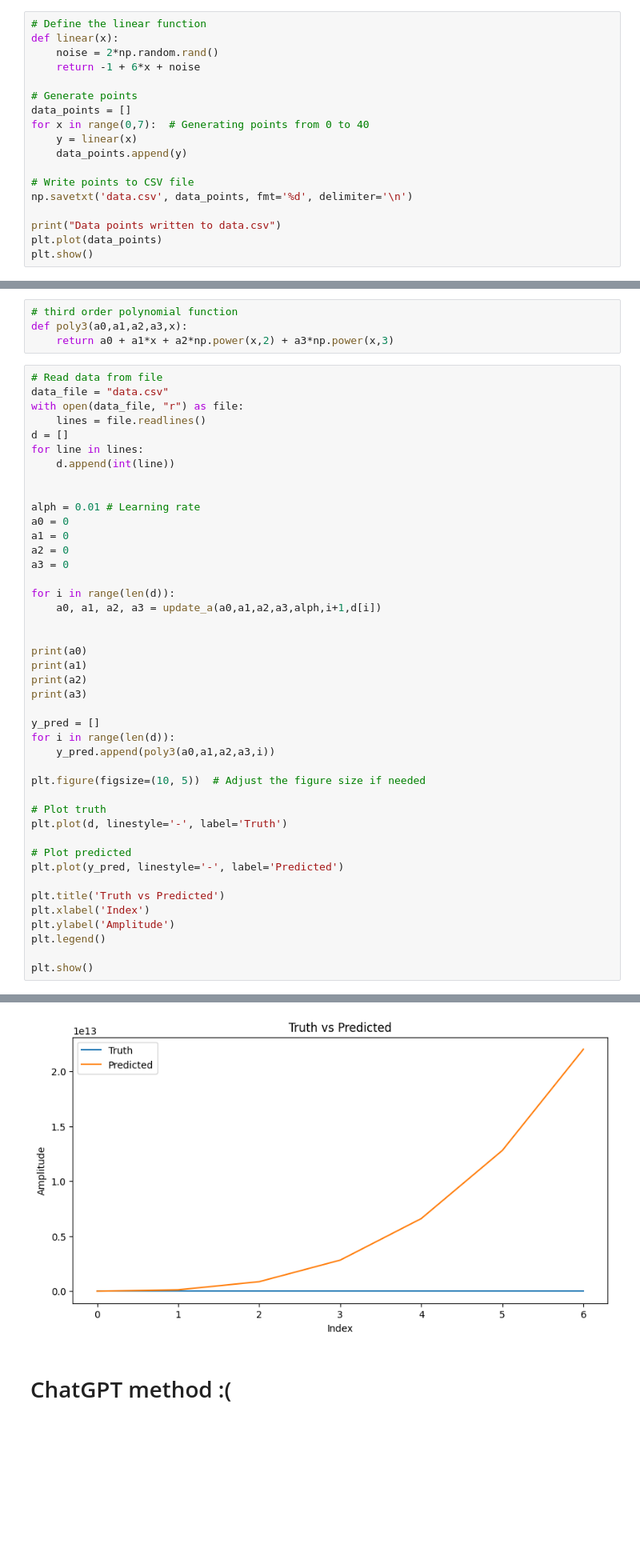
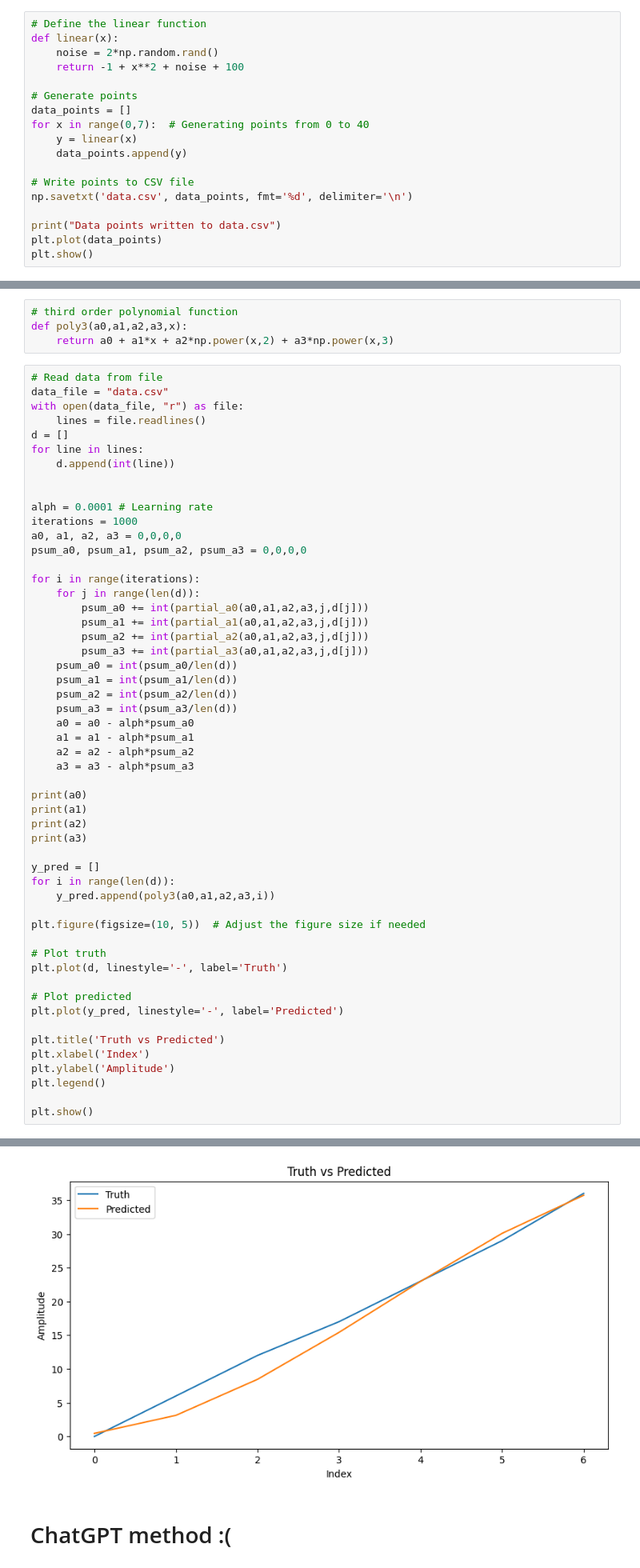
Before and after one commit to murrayinglis/YODA, a Jupyter notebook: gradient_descent.ipynb, the cells around one changed output, grey strips where cells are left out. Shown at 80% size. Cells and saved outputs as stored; diff of their text form; blank space fills up the shorter version.

```diff
--- a/gradient_descent.ipynb
+++ b/gradient_descent.ipynb
@@ -10,7 +10,7 @@ import subprocess
 # Define the linear function
 def linear(x):
     noise = 2*np.random.rand()
-    return -1 + 6*x + noise
+    return -1 + x**2 + noise + 100
 
 # Generate points
 data_points = []
@@ -130,15 +119,25 @@ for line in lines:
     d.append(int(line))
 
 
-alph = 0.01 # Learning rate
-a0 = 0
-a1 = 0
-a2 = 0
-a3 = 0
+alph = 0.0001 # Learning rate
+iterations = 1000
+a0, a1, a2, a3 = 0,0,0,0
+psum_a0, psum_a1, psum_a2, psum_a3 = 0,0,0,0
 
-for i in range(len(d)):
-    a0, a1, a2, a3 = update_a(a0,a1,a2,a3,alph,i+1,d[i])
-
+for i in range(iterations):
+    for j in range(len(d)):
+        psum_a0 += int(partial_a0(a0,a1,a2,a3,j,d[j]))
+        psum_a1 += int(partial_a1(a0,a1,a2,a3,j,d[j]))
+        psum_a2 += int(partial_a2(a0,a1,a2,a3,j,d[j]))
+        psum_a3 += int(partial_a3(a0,a1,a2,a3,j,d[j]))
+    psum_a0 = int(psum_a0/len(d))
+    psum_a1 = int(psum_a1/len(d))
+    psum_a2 = int(psum_a2/len(d))
+    psum_a3 = int(psum_a3/len(d))
+    a0 = a0 - alph*psum_a0
+    a1 = a1 - alph*psum_a1
+    a2 = a2 - alph*psum_a2
+    a3 = a3 - alph*psum_a3
 
 print(a0)
 print(a1)
@@ -171,4 +170,4 @@ plt.show()
-[figure, old version]
+[figure, new version]
 # %% [markdown]
 # ChatGPT method :\(
 # %%
```
Also changed, not shown: parts of 12 cells of this notebook, 10 other files.
